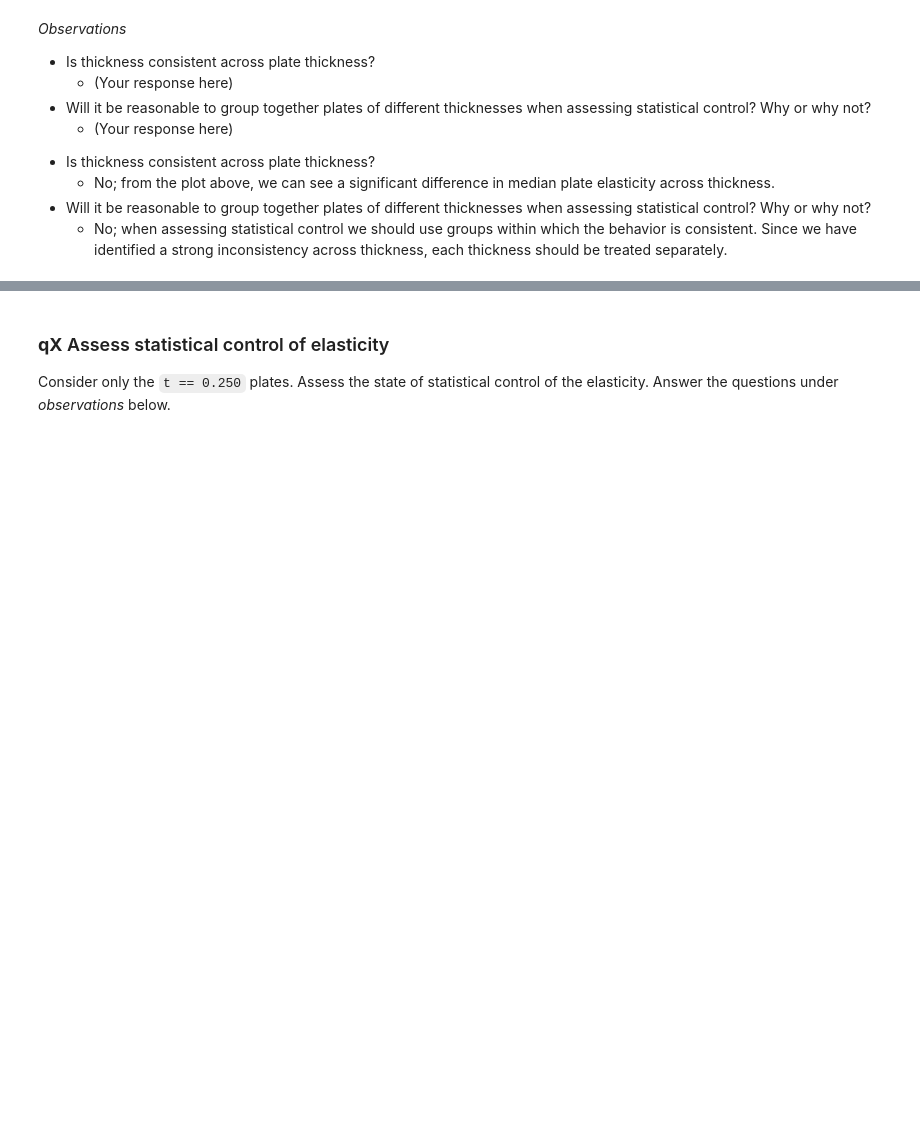
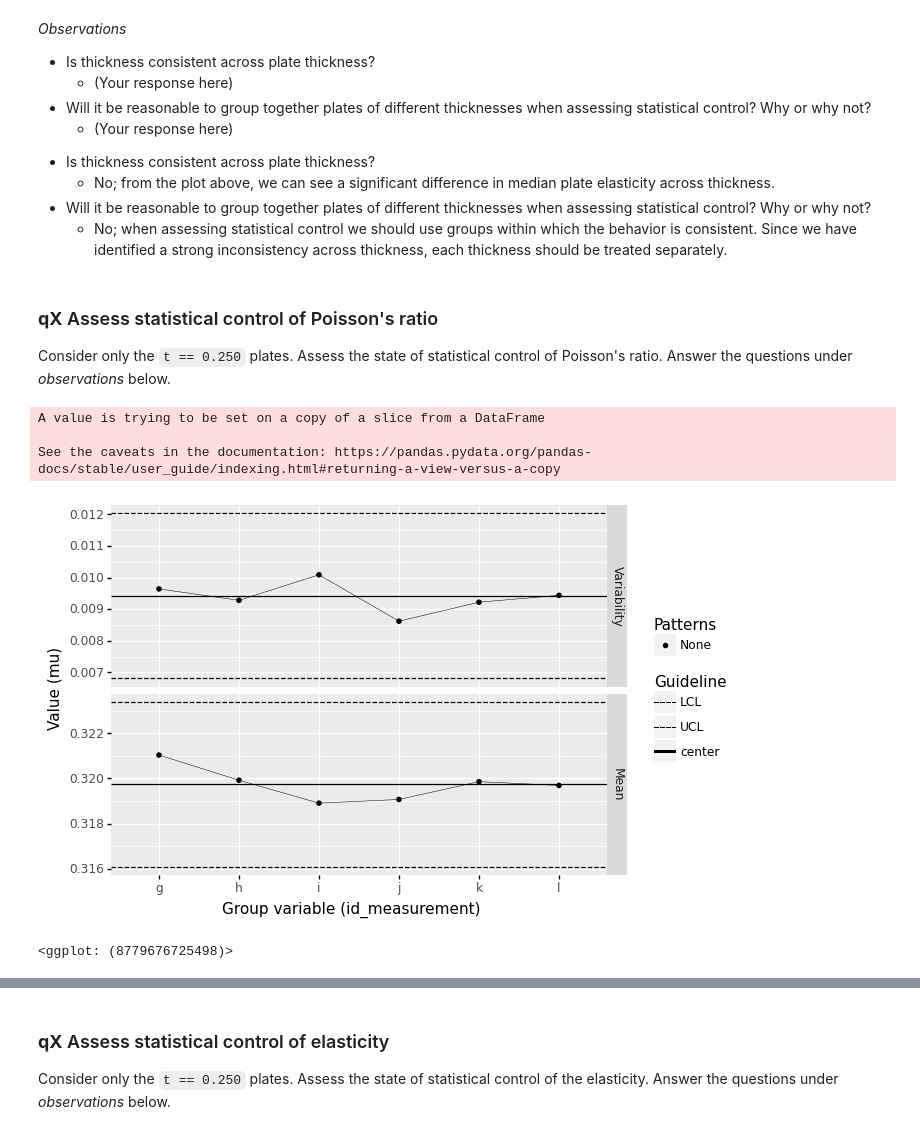
Before and after one commit to zdelrosario/evc-course, a Jupyter notebook: challenges/c05-plates-master.ipynb, the cells around one changed output, grey strips where cells are left out. Drawn from its saved outputs; the diff is of its cells as text; code cells hidden in the pictures; blank space fills up the shorter version.

```diff
--- a/challenges/c05-plates-master.ipynb
+++ b/challenges/c05-plates-master.ipynb
@@ -197,3 +197,22 @@ Compare the elasticity across plate thicknesses; does elasticity seem to be cons
 - Will it be reasonable to group together plates of different thicknesses when assessing statistical control? Why or why not?
   - No; when assessing statistical control we should use groups within which the behavior is consistent. Since we have identified a strong inconsistency across thickness, each thickness should be treated separately.
 <!-- solution-end -->
+# %% [markdown]
+### __qX__ Assess statistical control of Poisson's ratio
+
+Consider only the `t == 0.250` plates. Assess the state of statistical control of Poisson's ratio. Answer the questions under *observations* below.
+# %%
+## TODO: Assess the state of statistical control
+# solution-begin
+(
+    df_data
+    >> gr.tf_filter(DF.t == 0.250)
+    >> gr.pt_xbs(group="id_measurement", var="mu")
+)
+# solution-end
+# %% [output]
+A value is trying to be set on a copy of a slice from a DataFrame
+
+See the caveats in the documentation: https://pandas.pydata.org/pandas-docs/stable/user_guide/indexing.html#returning-a-view-versus-a-copy
+[figure, added]
+<ggplot: (8779676725498)>
```
Also changed, not shown: parts of 28 cells of this notebook.
